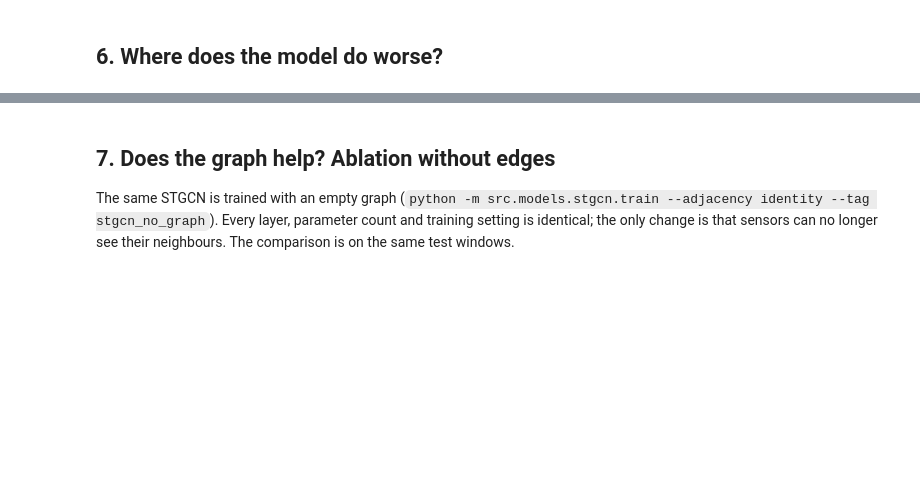
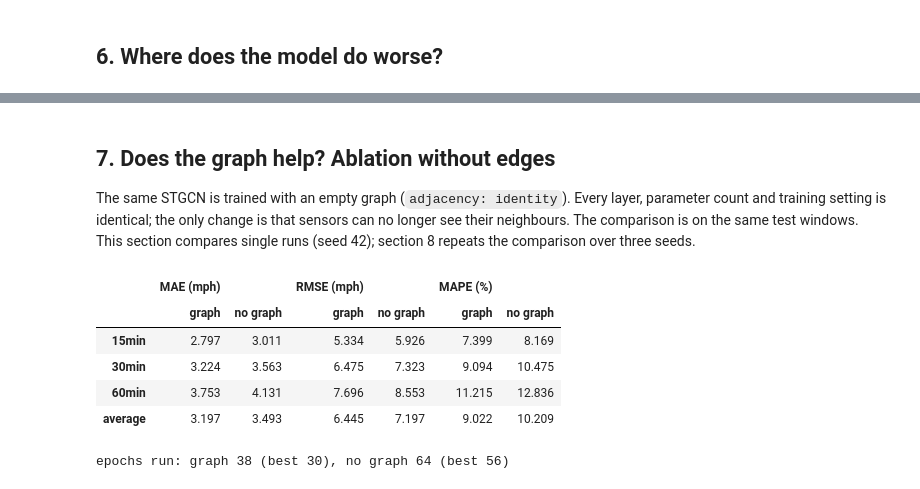
Before and after one commit to mansiguptacs/CMPE_258_TrafficForecastingUsing_GraphNN, a Jupyter notebook: notebooks/03_train_stgcn.ipynb, the cells around one changed output, grey strips where cells are left out. Drawn from its saved outputs; the diff is of its cells as text; code cells hidden in the pictures; blank space fills up the shorter version.

```diff
--- a/notebooks/03_train_stgcn.ipynb
+++ b/notebooks/03_train_stgcn.ipynb
@@ -202,28 +254,37 @@ print("worst sensors:", [(data['sensor_ids'][i], round(float(sensor_mae[i]), 2),
 # %% [markdown]
 ## 7. Does the graph help? Ablation without edges
 
-The same STGCN is trained with an empty graph (`python -m src.models.stgcn.train --adjacency identity --tag stgcn_no_graph`).
-Every layer, parameter count and training setting is identical; the only change is that sensors can no longer see their neighbours.
-The comparison is on the same test windows.
+The same STGCN is trained with an empty graph (`adjacency: identity`). Every layer, parameter count and
+training setting is identical; the only change is that sensors can no longer see their neighbours.
+The comparison is on the same test windows. This section compares single runs (seed 42);
+section 8 repeats the comparison over three seeds.
 # %%
-no_graph_dir = run_dir(cfg, "stgcn_no_graph")
+no_graph_dir = run_dir(cfg, "stgcn_no_graph_s42")
 if not (no_graph_dir / "test_predictions.npz").exists():
-    raise FileNotFoundError("Run: python -m src.models.stgcn.train --adjacency identity --tag stgcn_no_graph")
+    raise FileNotFoundError("Run: python -m src.models.stgcn.experiments run")
 res_ng = json.load(open(no_graph_dir / "metrics.json"))
 pred_ng = np.load(no_graph_dir / "test_predictions.npz")["pred"]
 
 names = ["15min", "30min", "60min", "average"]
 cmp = pd.DataFrame({
     ("MAE (mph)", "graph"): [results["test"][k]["mae"] for k in names],
     ("MAE (mph)", "no graph"): [res_ng["test"][k]["mae"] for k in names],
     ("RMSE (mph)", "graph"): [results["test"][k]["rmse"] for k in names],
     ("RMSE (mph)", "no graph"): [res_ng["test"][k]["rmse"] for k in names],
     ("MAPE (%)", "graph"): [results["test"][k]["mape"] for k in names],
     ("MAPE (%)", "no graph"): [res_ng["test"][k]["mape"] for k in names],
 }, index=names).round(3)
 display(cmp)
 print(f"epochs run: graph {results['epochs_run']} (best {results['best_epoch']}), "
       f"no graph {res_ng['epochs_run']} (best {res_ng['best_epoch']})")
+# %% [output]
+|  | MAE (mph) |  | RMSE (mph) |  | MAPE (%) |  |
+|  | graph | no graph | graph | no graph | graph | no graph |
+| 15min | 2.797 | 3.011 | 5.334 | 5.926 | 7.399 | 8.169 |
+| 30min | 3.224 | 3.563 | 6.475 | 7.323 | 9.094 | 10.475 |
+| 60min | 3.753 | 4.131 | 7.696 | 8.553 | 11.215 | 12.836 |
+| average | 3.197 | 3.493 | 6.445 | 7.197 | 9.022 | 10.209 |
+epochs run: graph 38 (best 30), no graph 64 (best 56)
 # %%
 # error split by traffic state: congested = realised speed below 40 mph
 def state_mae(p, h, congested):
```
Also changed, not shown: parts of 19 cells of this notebook.
